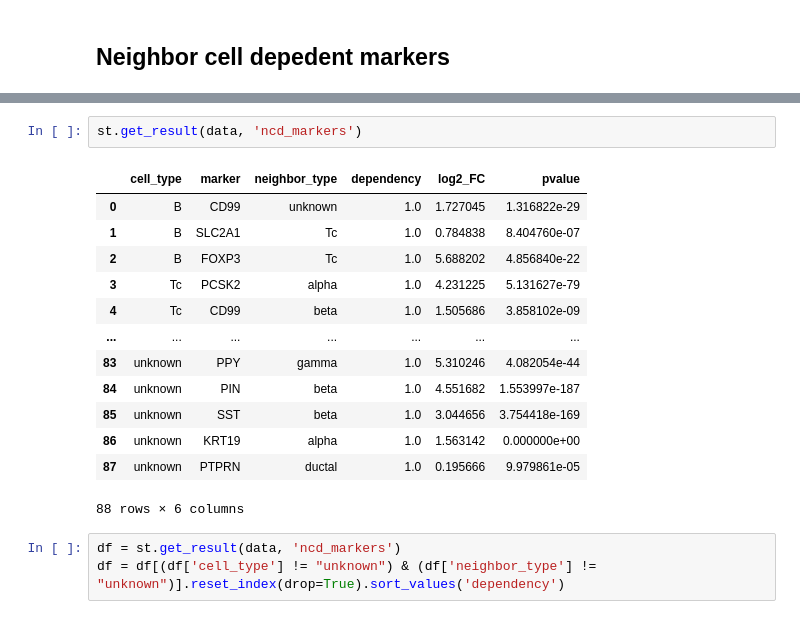
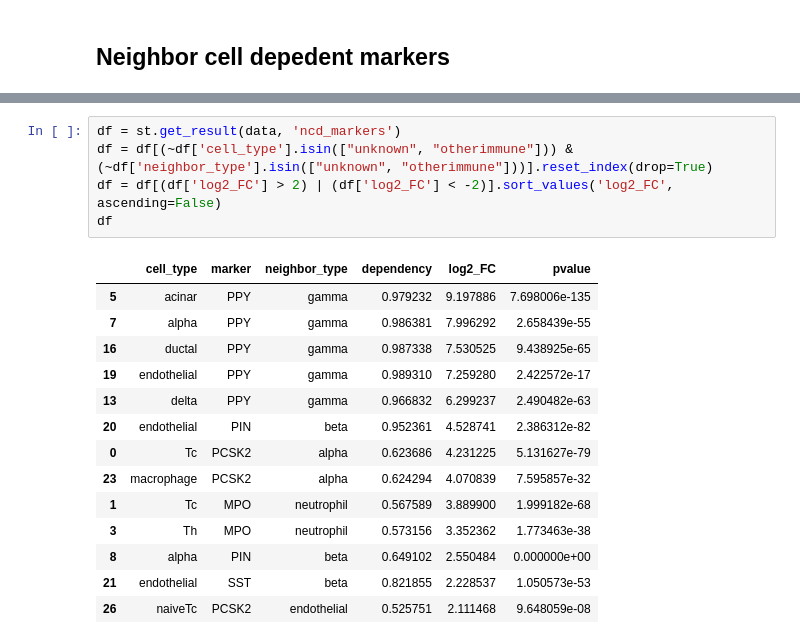
Before and after one commit to Mr-Milk/SpatialTis-Tutorial, a Jupyter notebook: 4-Spatial Analysis (Markers Based).ipynb, the cells around one changed output, grey strips where cells are left out. Drawn from its saved outputs; the diff is of its cells as text.

```diff
--- a/4-Spatial Analysis (Markers Based).ipynb
+++ b/4-Spatial Analysis (Markers Based).ipynb
@@ -123,21 +106,22 @@ NCD Markers ██████████ 100% 00:00|00:18
 <rich.jupyter.JupyterRenderable at 0x...>
 <rich.jupyter.JupyterRenderable at 0x...>
-# %%
-st.get_result(data, 'ncd_markers')
-# %% [output]
-|  | cell_type | marker | neighbor_type | dependency | log2_FC | pvalue |
-| 0 | B | CD99 | unknown | 1.0 | 1.727045 | 1.316822e-29 |
-| 1 | B | SLC2A1 | Tc | 1.0 | 0.784838 | 8.404760e-07 |
-| 2 | B | FOXP3 | Tc | 1.0 | 5.688202 | 4.856840e-22 |
-| 3 | Tc | PCSK2 | alpha | 1.0 | 4.231225 | 5.131627e-79 |
-| 4 | Tc | CD99 | beta | 1.0 | 1.505686 | 3.858102e-09 |
-| ... | ... | ... | ... | ... | ... | ... |
-| 83 | unknown | PPY | gamma | 1.0 | 5.310246 | 4.082054e-44 |
-| 84 | unknown | PIN | beta | 1.0 | 4.551682 | 1.553997e-187 |
-| 85 | unknown | SST | beta | 1.0 | 3.044656 | 3.754418e-169 |
-| 86 | unknown | KRT19 | alpha | 1.0 | 1.563142 | 0.000000e+00 |
-| 87 | unknown | PTPRN | ductal | 1.0 | 0.195666 | 9.979861e-05 |
-88 rows × 6 columns
 # %%
 df = st.get_result(data, 'ncd_markers')
-df = df[(df['cell_type'] != "unknown") & (df['neighbor_type'] != "unknown")].reset_index(drop=True).sort_values('dependency')
+df = df[(~df['cell_type'].isin(["unknown", "otherimmune"])) & (~df['neighbor_type'].isin(["unknown", "otherimmune"]))].reset_index(drop=True)
+df = df[(df['log2_FC'] > 2) | (df['log2_FC'] < -2)].sort_values('log2_FC', ascending=False)
+df
+# %% [output]
+|  | cell_type | marker | neighbor_type | dependency | log2_FC | pvalue |
+| 5 | acinar | PPY | gamma | 0.979232 | 9.197886 | 7.698006e-135 |
+| 7 | alpha | PPY | gamma | 0.986381 | 7.996292 | 2.658439e-55 |
+| 16 | ductal | PPY | gamma | 0.987338 | 7.530525 | 9.438925e-65 |
+| 19 | endothelial | PPY | gamma | 0.989310 | 7.259280 | 2.422572e-17 |
+| 13 | delta | PPY | gamma | 0.966832 | 6.299237 | 2.490482e-63 |
+| 20 | endothelial | PIN | beta | 0.952361 | 4.528741 | 2.386312e-82 |
+| 0 | Tc | PCSK2 | alpha | 0.623686 | 4.231225 | 5.131627e-79 |
+| 23 | macrophage | PCSK2 | alpha | 0.624294 | 4.070839 | 7.595857e-32 |
+| 1 | Tc | MPO | neutrophil | 0.567589 | 3.889900 | 1.999182e-68 |
+| 3 | Th | MPO | neutrophil | 0.573156 | 3.352362 | 1.773463e-38 |
+| 8 | alpha | PIN | beta | 0.649102 | 2.550484 | 0.000000e+00 |
+| 21 | endothelial | SST | beta | 0.821855 | 2.228537 | 1.050573e-53 |
+| 26 | naiveTc | PCSK2 | endothelial | 0.525751 | 2.111468 | 9.648059e-08 |
```
Also changed, not shown: parts of 15 cells of this notebook, 34 other files.
